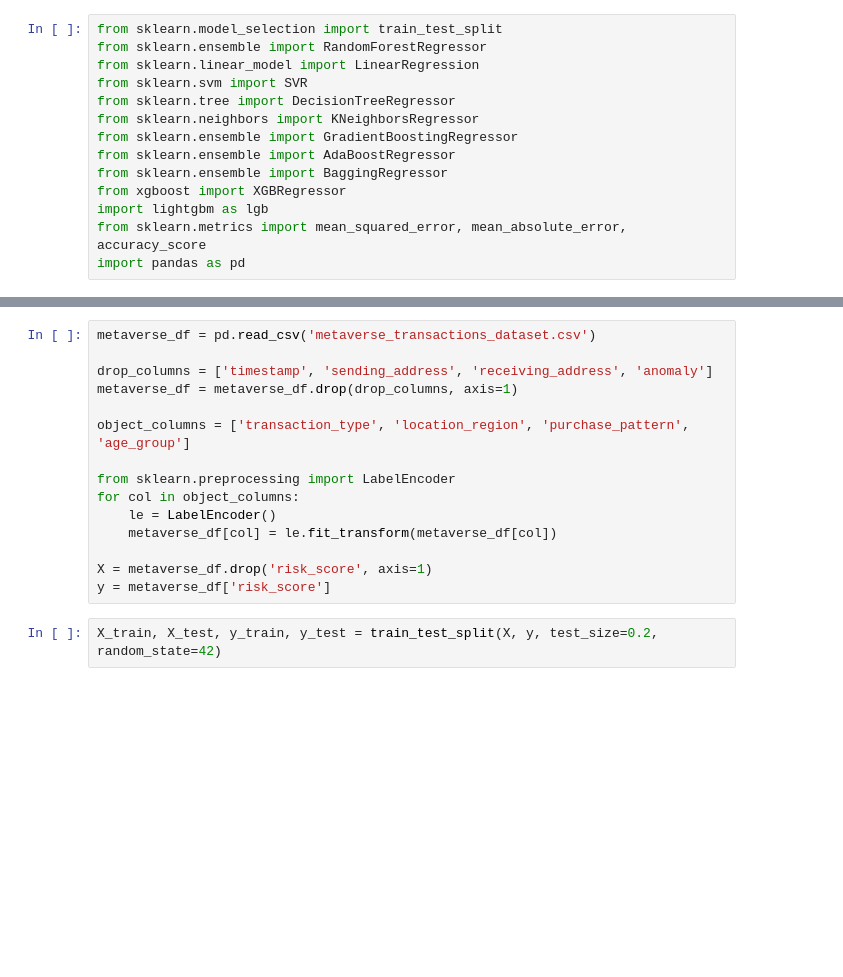
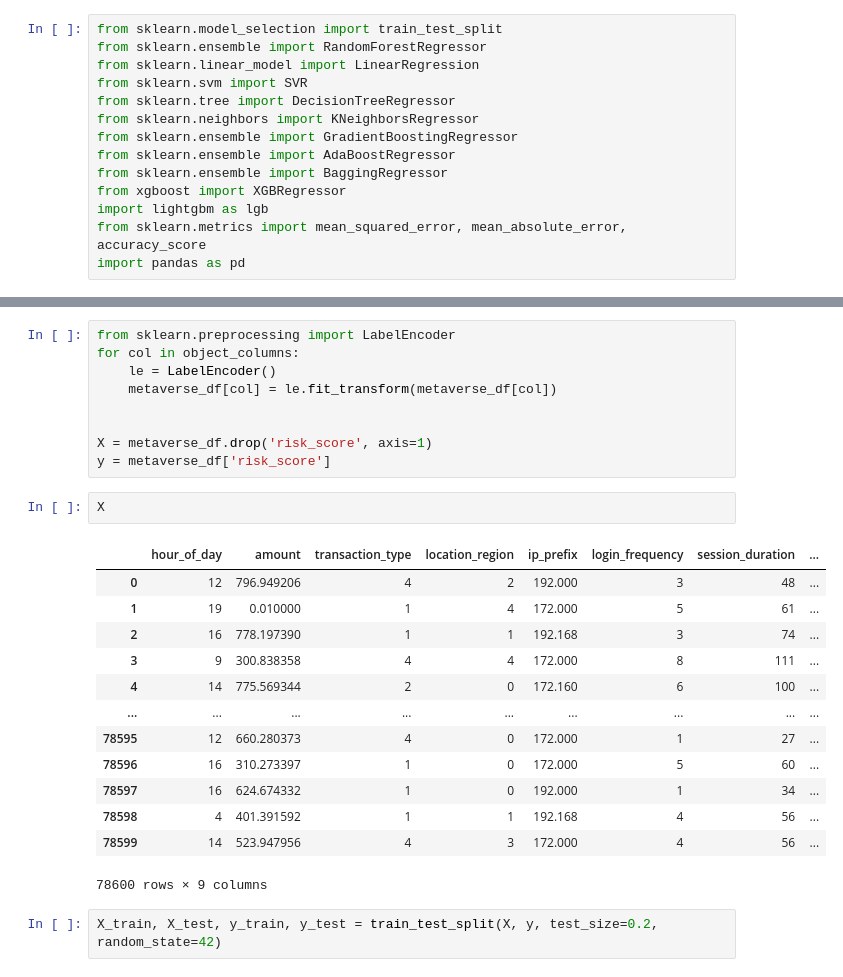
Before and after one commit to Praetor07/Metaverse_Analytics, a Jupyter notebook: RiskScore_model.ipynb, the cells around one changed output, grey strips where cells are left out. Saved outputs shown, nothing was run; the diff lists cells and outputs as text; blank space fills up the shorter version.

```diff
--- a/RiskScore_model.ipynb
+++ b/RiskScore_model.ipynb
@@ -15,18 +29,28 @@ import pandas as pd
 # %%
-metaverse_df = pd.read_csv('metaverse_transactions_dataset.csv')
-
-drop_columns = ['timestamp', 'sending_address', 'receiving_address', 'anomaly']
-metaverse_df = metaverse_df.drop(drop_columns, axis=1)
-
-object_columns = ['transaction_type', 'location_region', 'purchase_pattern', 'age_group']
-
 from sklearn.preprocessing import LabelEncoder
 for col in object_columns:
     le = LabelEncoder()
     metaverse_df[col] = le.fit_transform(metaverse_df[col])
 
+
 X = metaverse_df.drop('risk_score', axis=1)
 y = metaverse_df['risk_score']
+# %%
+X
+# %% [output]
+|  | hour_of_day | amount | transaction_type | location_region | ip_prefix | login_frequency | session_duration | ... |
+| 0 | 12 | 796.949206 | 4 | 2 | 192.000 | 3 | 48 | ... |
+| 1 | 19 | 0.010000 | 1 | 4 | 172.000 | 5 | 61 | ... |
+| 2 | 16 | 778.197390 | 1 | 1 | 192.168 | 3 | 74 | ... |
+| 3 | 9 | 300.838358 | 4 | 4 | 172.000 | 8 | 111 | ... |
+| 4 | 14 | 775.569344 | 2 | 0 | 172.160 | 6 | 100 | ... |
+| ... | ... | ... | ... | ... | ... | ... | ... | ... |
+| 78595 | 12 | 660.280373 | 4 | 0 | 172.000 | 1 | 27 | ... |
+| 78596 | 16 | 310.273397 | 1 | 0 | 172.000 | 5 | 60 | ... |
+| 78597 | 16 | 624.674332 | 1 | 0 | 192.000 | 1 | 34 | ... |
+| 78598 | 4 | 401.391592 | 1 | 1 | 192.168 | 4 | 56 | ... |
+| 78599 | 14 | 523.947956 | 4 | 3 | 172.000 | 4 | 56 | ... |
+78600 rows × 9 columns
 # %%
 X_train, X_test, y_train, y_test = train_test_split(X, y, test_size=0.2, random_state=42)
 # %%
```
Also changed, not shown: parts of 2 cells of this notebook, 2 other files.
